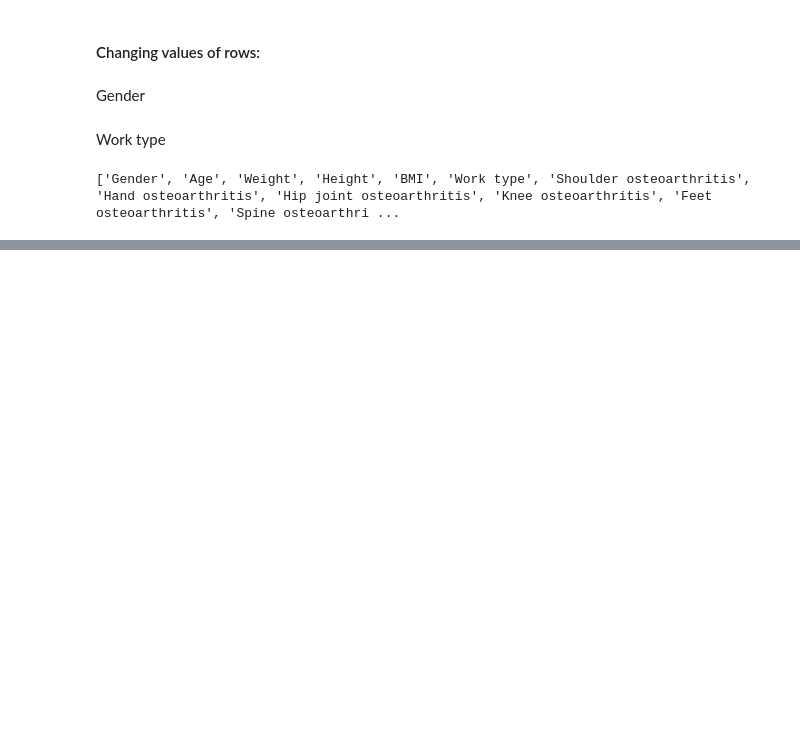
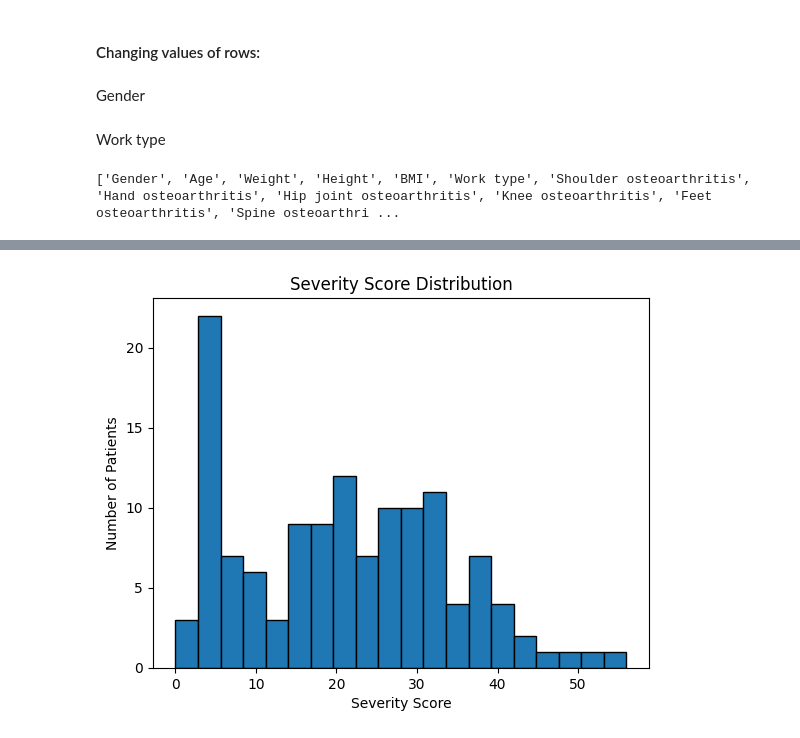
Before and after one commit to michalsciubisz/medical_chatbot, a Jupyter notebook: notebooks/text_data_preparation.ipynb, the cells around one changed output, grey strips where cells are left out. Drawn from its saved outputs; the diff is of its cells as text; code cells hidden in the pictures; blank space fills up the shorter version.

Commit message:
Final text data prep, NLP model chosen

```diff
--- a/notebooks/text_data_preparation.ipynb
+++ b/notebooks/text_data_preparation.ipynb
@@ -188,0 +288,30 @@ dataframe['Does pain forced to use of painkillers'].value_counts()
+# %%
+for _ in range(30):
+    healthy_patient = generate_healthy_patient(dataframe)
+    dataframe = pd.concat([dataframe, pd.DataFrame([healthy_patient])], ignore_index=True)
+# %%
+dataframe.fillna(0, inplace=True)
+# %%
+def get_score(row):
+    severity_score = 0
+    ailments_columns = ['Ailments - pain', 'Ailments - limitation of mobility', 'Ailments - impairment of rotation and abduction in the joint', 'Ailments - stiffness in the joint', 'Ailments - difficulty bending and squatting', 'Ailments - pelvic drop on the side opposite to the affected side', 'Ailments - joint instability', 'Ailments - tenderness', 'Ailments - joint crepitus', 'Ailments - widening and distortion of the outlines of the joints', 'Ailments - joint swelling', 'Ailments - difficulty performing precise activities with your fingers', 'Ailments - limping', 'Ailments - deterioration in the quality of gait']
+    genetic = 'Family history with osteoarthisis'
+    activity_columns = ['Performing body toilet, bathing', 'Dressing', 'Cleaning', 'Lifting or carrying heavy items', 'Climbing stairs up to one floor', 'Climbing stairs up to second floor', 'Going down the stairs', 'Bending or crouching', 'Walk about 100 meters', 'Walk about 500 meters', 'Walk above 1000 meters', 'Cycling', 'Pursuing your own interests']
+    pain_columns = ['How often did pain occur in last month', 'Pain disturbed everyday life']
+
+    for ailments in ailments_columns:
+        severity_score += row[ailments]
+
+    severity_score += 1 if row[genetic] == 'yes' else 0
+
+    for activity in activity_columns:
+        activity_value = row[activity]
+        if activity_value != 'No opinion':
+            severity_score += activity_value
+
+    for pain in pain_columns:
+        severity_score += row[pain]
+
+    return severity_score
+# %%
+dataframe['severity_score'] = dataframe.apply(get_score, axis=1)
@@ -188,0 +330,8 @@ dataframe['Does pain forced to use of painkillers'].value_counts()
+# %%
+plt.hist(dataframe['severity_score'], bins=20, edgecolor='black')
+plt.title('Severity Score Distribution')
+plt.xlabel('Severity Score')
+plt.ylabel('Number of Patients')
+plt.show()
+# %% [output]
+[figure, added]
```
Also changed, not shown: parts of 18 cells of this notebook, 2 other files.
